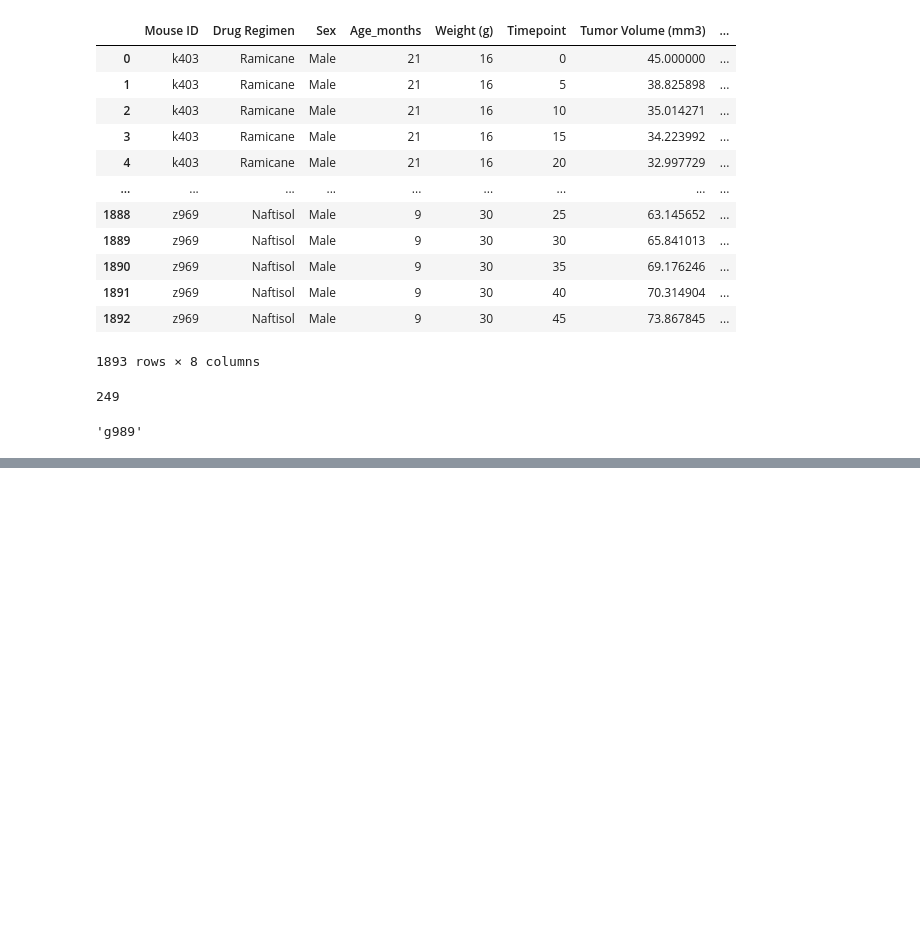
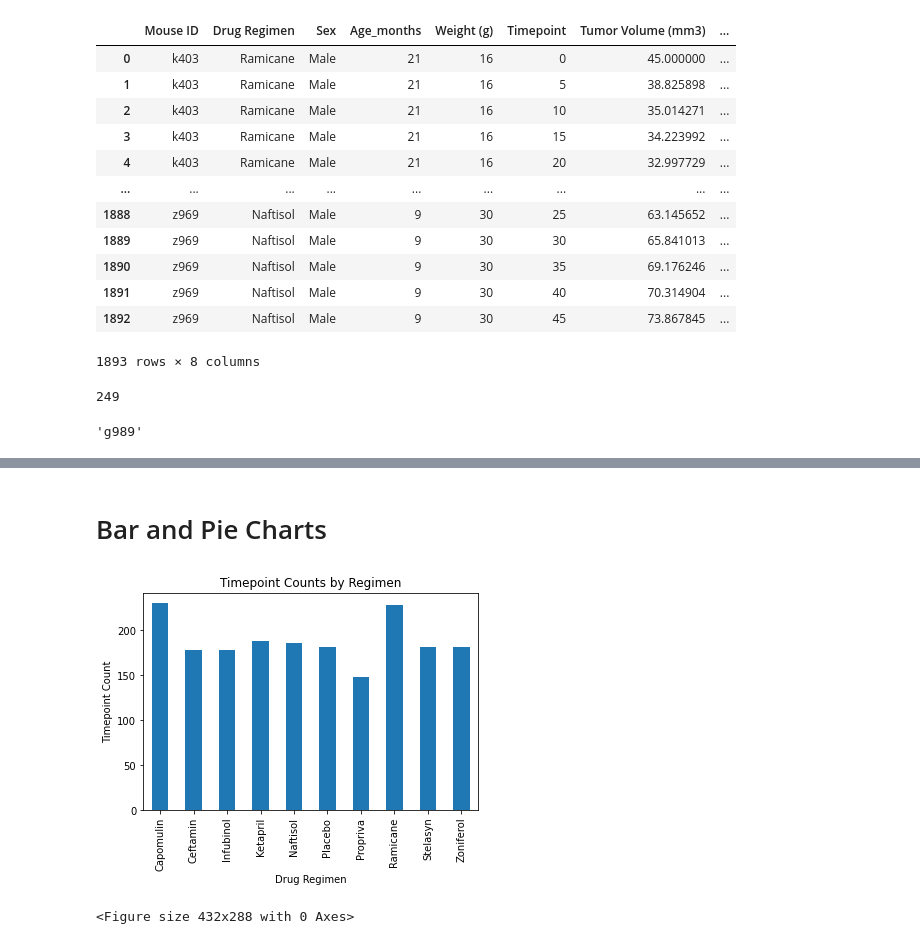
Before and after one commit to eugkik/matplotlib-challenge, a Jupyter notebook: main.ipynb, the cells around one changed output, grey strips where cells are left out. Drawn from its saved outputs; the diff is of its cells as text; code cells hidden in the pictures; blank space fills up the shorter version.

Commit message:
added charts

```diff
--- a/main.ipynb
+++ b/main.ipynb
@@ -104,0 +77,19 @@ regimen_summary
+# %%
+# Generate a summary statistics table of mean, median, variance, standard deviation, and SEM of the tumor volume for each regimen
+
+# Use groupby and summary statistical methods to calculate the following properties of each drug regimen:
+# mean, median, variance, standard deviation, and SEM of the tumor volume.
+grouped_regimen_df = clean_df.groupby('Drug Regimen')
+regimen_mean = grouped_regimen_df['Tumor Volume (mm3)'].mean()
+regimen_median = grouped_regimen_df['Tumor Volume (mm3)'].median()
+regimen_variance = grouped_regimen_df['Tumor Volume (mm3)'].var()
+regimen_std = grouped_regimen_df['Tumor Volume (mm3)'].std()
+regimen_sem = grouped_regimen_df['Tumor Volume (mm3)'].sem()
+# Assemble the resulting series into a single summary dataframe.
+regimen_summary_df = pd.DataFrame({"Mean":regimen_mean,
+                                "Median":regimen_median,
+                                "Variance":regimen_variance,
+                                "Standard Deviation":regimen_std,
+                                "SEM":regimen_sem
+                               })
+regimen_summary_df
@@ -104,0 +128,13 @@ regimen_summary
+# %% [markdown]
+# Bar and Pie Charts
+# %%
+# Generate a bar plot showing the total number of timepoints for all mice tested for each drug regimen using Pandas.
+grouped_regimen_df.count()
+timepoint_count = grouped_regimen_df['Timepoint'].count()
+timepoint_chart = timepoint_count.plot(kind = 'bar', title = 'Timepoint Counts by Regimen')
+timepoint_chart.set_ylabel('Timepoint Count')
+plt.show()
+plt.tight_layout()
+# %% [output]
+[figure, added]
+<Figure size 432x288 with 0 Axes>
```
Also changed, not shown: parts of 16 cells of this notebook.
